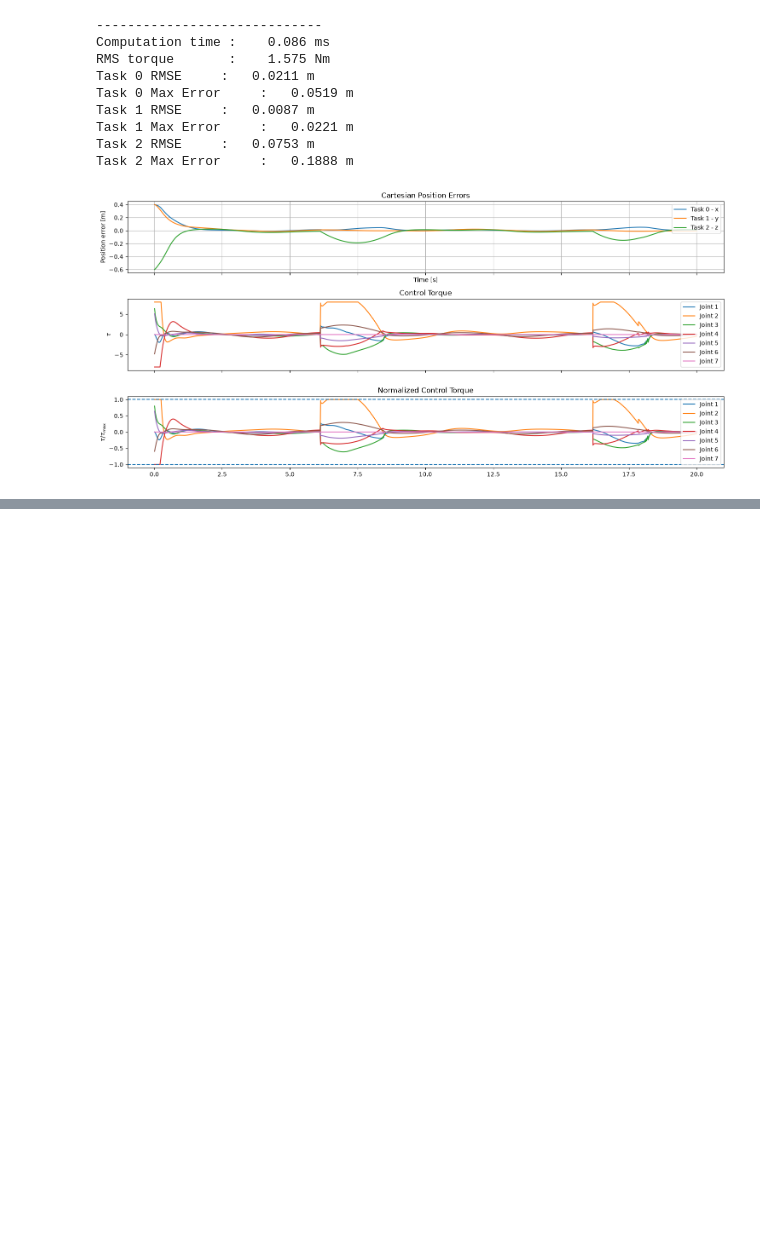
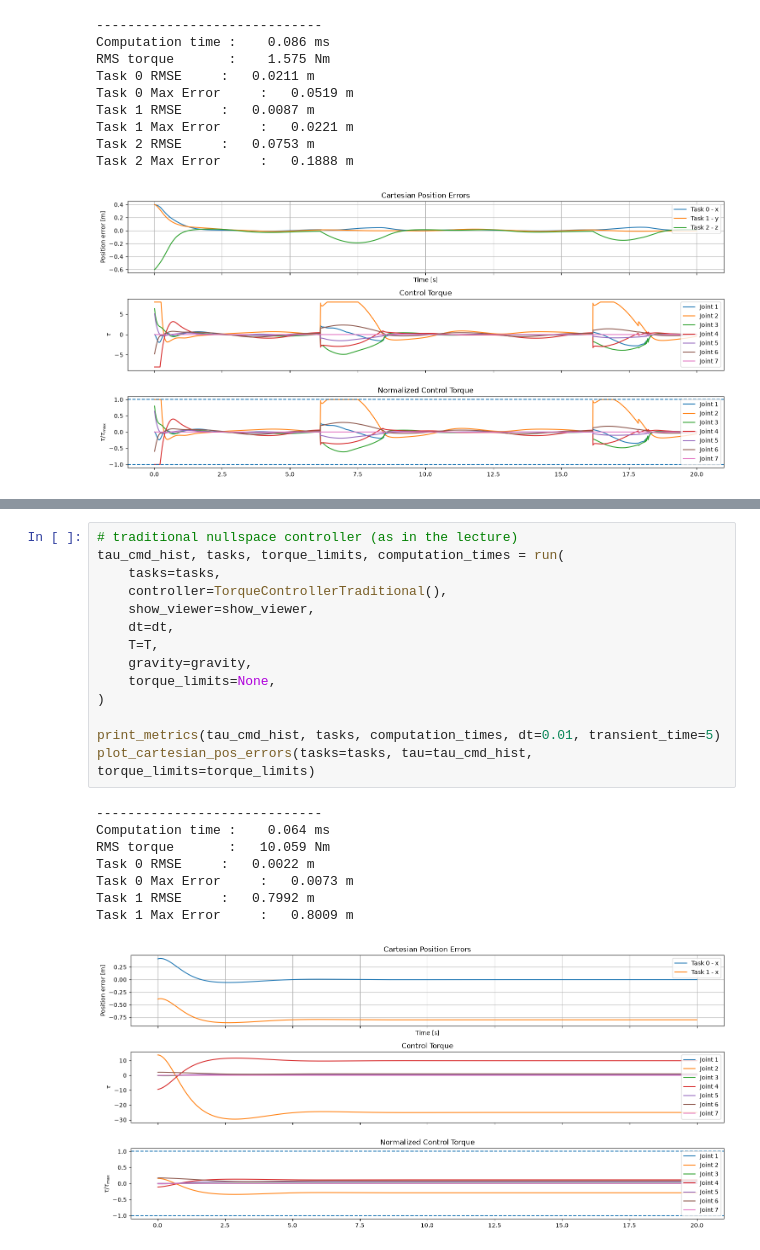
Before and after one commit to moerli4/arcl_project, a Jupyter notebook: arcl_ws/simulation.ipynb, the cells around one changed output, grey strips where cells are left out. Drawn from its saved outputs; the diff is of its cells as text; blank space fills up the shorter version.

```diff
--- a/arcl_ws/simulation.ipynb
+++ b/arcl_ws/simulation.ipynb
@@ -162,0 +209,23 @@ Task 2 Max Error     :   0.1888 m
+# %%
+# traditional nullspace controller (as in the lecture)
+tau_cmd_hist, tasks, torque_limits, computation_times = run(
+    tasks=tasks,
+    controller=TorqueControllerTraditional(),
+    show_viewer=show_viewer,
+    dt=dt,
+    T=T,
+    gravity=gravity,
+    torque_limits=None,
+)
+
+print_metrics(tau_cmd_hist, tasks, computation_times, dt=0.01, transient_time=5)
+plot_cartesian_pos_errors(tasks=tasks, tau=tau_cmd_hist, torque_limits=torque_limits)
+# %% [output]
+-----------------------------
+Computation time :    0.064 ms
+RMS torque       :   10.059 Nm
+Task 0 RMSE     :   0.0022 m
+Task 0 Max Error     :   0.0073 m
+Task 1 RMSE     :   0.7992 m
+Task 1 Max Error     :   0.8009 m
+[figure, added]
```
Also changed, not shown: parts of 5 cells of this notebook.
